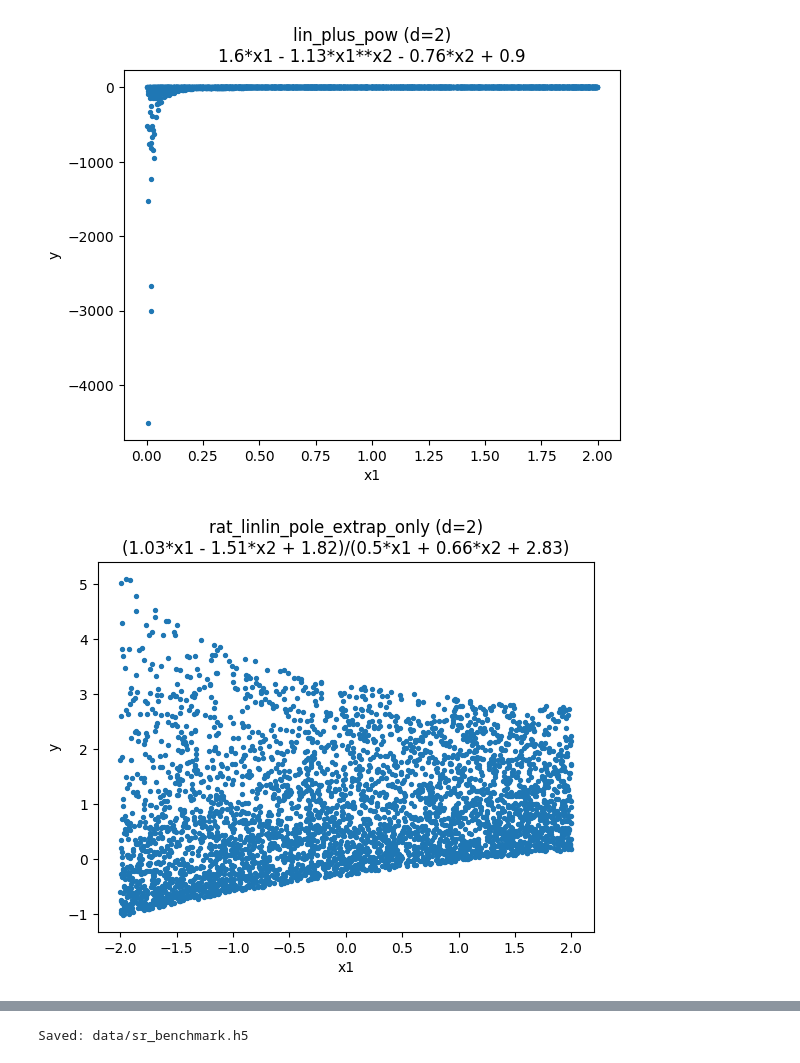
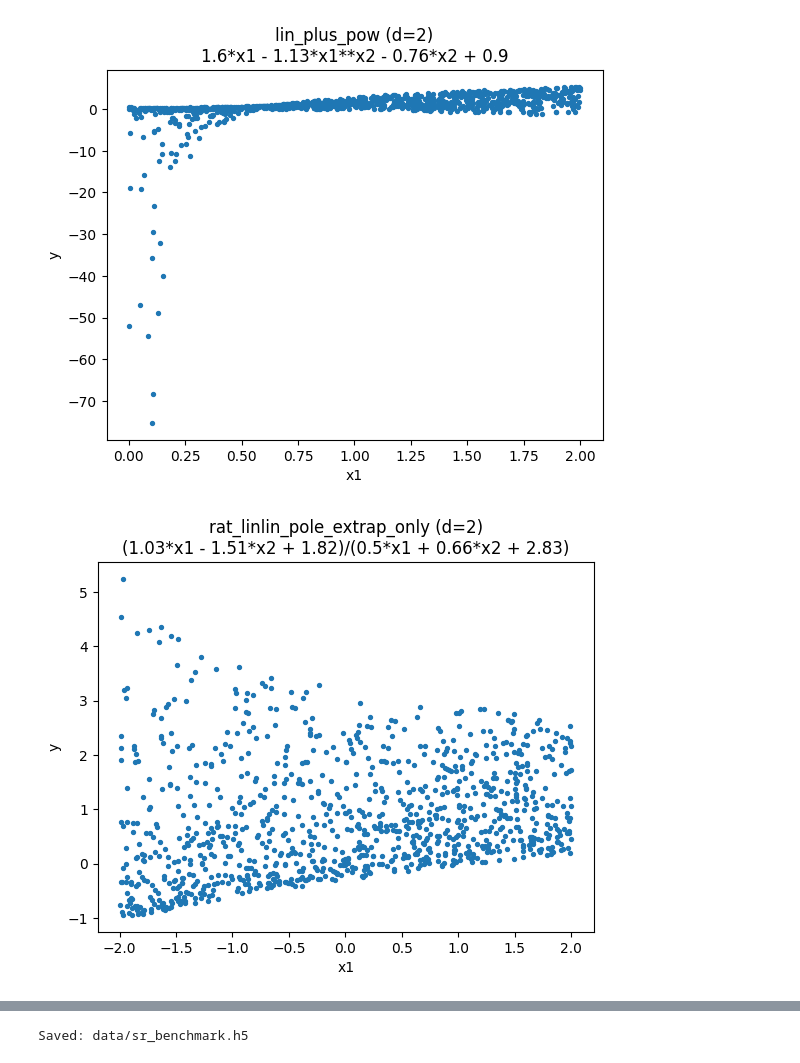
Before and after one commit to seregagarmaev/ComplexEQL, a Jupyter notebook: 1.1. Prepare benchmark expressions.ipynb, the cells around one changed output, grey strips where cells are left out. Cells and saved outputs as stored; diff of their text form; code cells hidden in the pictures.

Commit message:
First working code on SR benchmarks for CEQL

```diff
--- a/1.1. Prepare benchmark expressions.ipynb
+++ b/1.1. Prepare benchmark expressions.ipynb
@@ -1,6 +1,4 @@
 # %%
-# sr_benchmark_generate.py
-
 from __future__ import annotations
 
 from typing import List, Tuple
@@ -52,6 +50,11 @@ def _finite_mask(y: np.ndarray) -> np.ndarray:
     return np.isfinite(y)
 
 
+def _accept_mask(y: np.ndarray, y_abs_max: float) -> np.ndarray:
+    y = np.asarray(y, dtype=np.float64).reshape(-1)
+    return np.isfinite(y) & (np.abs(y) <= y_abs_max)
+
+
 def _sample_and_eval_until_n(
     *,
     rng: np.random.RandomState,
@@ -61,6 +64,7 @@ def _sample_and_eval_until_n(
     n_target: int,
     d: int,
     sampler,
+    y_abs_max: float = 100,
 ) -> Tuple[np.ndarray, np.ndarray]:
     X_acc: List[np.ndarray] = []
     y_acc: List[np.ndarray] = []
@@ -74,7 +78,8 @@ def _sample_and_eval_until_n(
         n_batch = cfg.batch_size if n_need > cfg.batch_size else n_need
         Xb = sampler(n_batch, d)
         yb = _eval_expr_numpy(expr, xs, Xb)
-        m = _finite_mask(yb)
+
+        m = _accept_mask(yb, y_abs_max)
 
         if np.any(m):
             X_acc.append(Xb[m])
@@ -82,19 +87,11 @@ def _sample_and_eval_until_n(
             n_ok += int(np.sum(m))
 
     if n_ok < n_target:
-        raise RuntimeError(f"Not enough defined samples for expr={expr}. Collected {n_ok}/{n_target}.")
+        raise RuntimeError(f"Not enough accepted samples for expr={expr}. Collected {n_ok}/{n_target}.")
 
     X = np.vstack(X_acc)[:n_target]
     y = np.concatenate(y_acc)[:n_target]
     return X, y
-
-
-def _add_noise(rng: np.random.RandomState, y: np.ndarray, sigma_rel: float) -> np.ndarray:
-    if sigma_rel <= 0.0:
-        return y
-    var = float(np.var(y))
-    sigma = sigma_rel * np.sqrt(var) if var > 0 else sigma_rel
-    return y + rng.normal(0.0, sigma, size=y.shape[0])
 
 
 def _grid_minabs_2d(expr: sp.Expr, xs: List[sp.Symbol], low: float, high: float, n_grid: int) -> float:
@@ -306,8 +303,6 @@ def main() -> None:
                 rng=rng, cfg=cfg, expr=expr, xs=xs, n_target=cfg.n_test_extrap, d=d, sampler=extrap_sampler
             )
 
-            ytr = _add_noise(rng, ytr, cfg.noise_sigma_rel)
-
             plt.figure()
             plt.scatter(Xtr[:, 0], ytr, s=8)
             plt.xlabel("x1")
@@ -352,3 +347,3 @@ if __name__ == "__main__":
 [figure]
-[figure, old version]
+[figure, new version]
-[figure, old version]
+[figure, new version]
```
Also changed, not shown: parts of 1 cell of this notebook, 7 other files.
